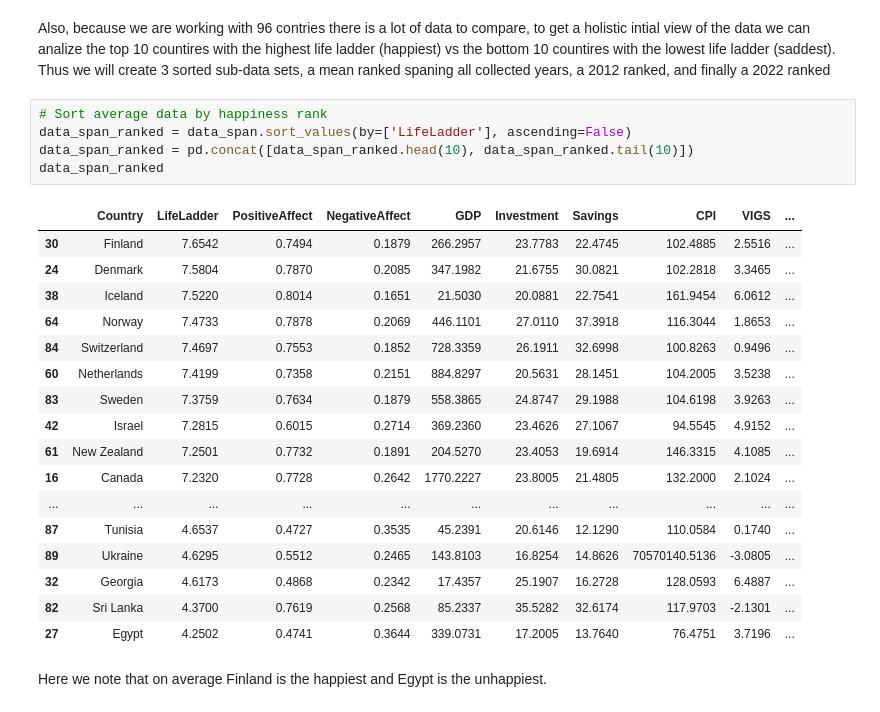
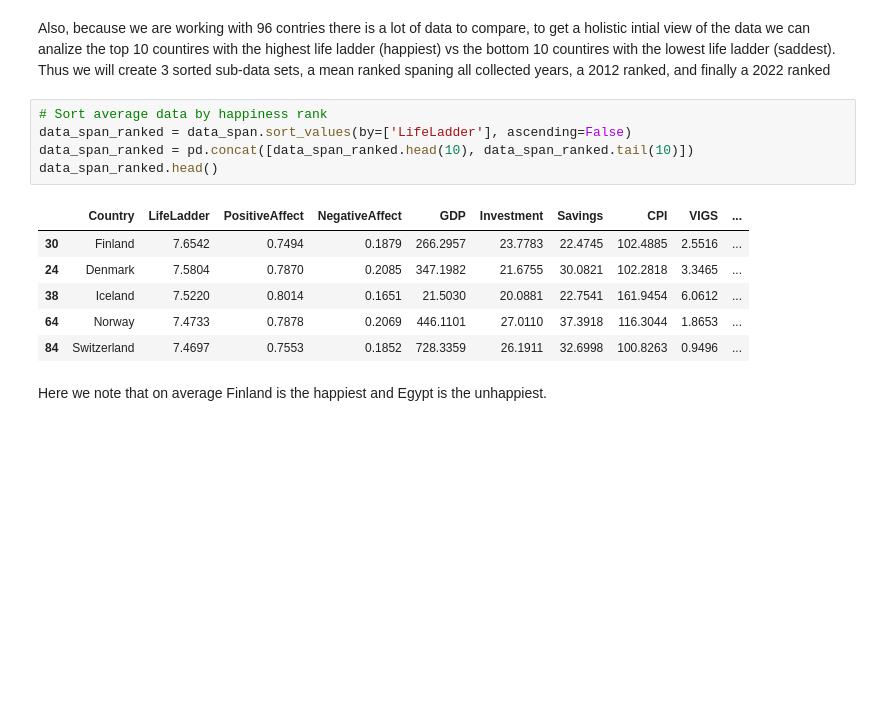
Before and after one commit to cskang3627/happiness, a Jupyter notebook: EDACheckpointGroup_Sp23_The_Group.ipynb, the cells around one changed output. Saved outputs shown, nothing was run; the diff lists cells and outputs as text; blank space fills up the shorter version.

```diff
--- a/EDACheckpointGroup_Sp23_The_Group.ipynb
+++ b/EDACheckpointGroup_Sp23_The_Group.ipynb
@@ -451,26 +428,15 @@ Also, because we are working with 96 contries there is a lot of data to compare,
 # %%
 # Sort average data by happiness rank
 data_span_ranked = data_span.sort_values(by=['LifeLadder'], ascending=False)
 data_span_ranked = pd.concat([data_span_ranked.head(10), data_span_ranked.tail(10)])
-data_span_ranked
+data_span_ranked.head()
 # %% [output]
 |  | Country | LifeLadder | PositiveAffect | NegativeAffect | GDP | Investment | Savings | CPI | VIGS | ... |
 | 30 | Finland | 7.6542 | 0.7494 | 0.1879 | 266.2957 | 23.7783 | 22.4745 | 102.4885 | 2.5516 | ... |
 | 24 | Denmark | 7.5804 | 0.7870 | 0.2085 | 347.1982 | 21.6755 | 30.0821 | 102.2818 | 3.3465 | ... |
 | 38 | Iceland | 7.5220 | 0.8014 | 0.1651 | 21.5030 | 20.0881 | 22.7541 | 161.9454 | 6.0612 | ... |
 | 64 | Norway | 7.4733 | 0.7878 | 0.2069 | 446.1101 | 27.0110 | 37.3918 | 116.3044 | 1.8653 | ... |
 | 84 | Switzerland | 7.4697 | 0.7553 | 0.1852 | 728.3359 | 26.1911 | 32.6998 | 100.8263 | 0.9496 | ... |
-| 60 | Netherlands | 7.4199 | 0.7358 | 0.2151 | 884.8297 | 20.5631 | 28.1451 | 104.2005 | 3.5238 | ... |
-| 83 | Sweden | 7.3759 | 0.7634 | 0.1879 | 558.3865 | 24.8747 | 29.1988 | 104.6198 | 3.9263 | ... |
-| 42 | Israel | 7.2815 | 0.6015 | 0.2714 | 369.2360 | 23.4626 | 27.1067 | 94.5545 | 4.9152 | ... |
-| 61 | New Zealand | 7.2501 | 0.7732 | 0.1891 | 204.5270 | 23.4053 | 19.6914 | 146.3315 | 4.1085 | ... |
-| 16 | Canada | 7.2320 | 0.7728 | 0.2642 | 1770.2227 | 23.8005 | 21.4805 | 132.2000 | 2.1024 | ... |
-| ... | ... | ... | ... | ... | ... | ... | ... | ... | ... | ... |
-| 87 | Tunisia | 4.6537 | 0.4727 | 0.3535 | 45.2391 | 20.6146 | 12.1290 | 110.0584 | 0.1740 | ... |
-| 89 | Ukraine | 4.6295 | 0.5512 | 0.2465 | 143.8103 | 16.8254 | 14.8626 | 70570140.5136 | -3.0805 | ... |
-| 32 | Georgia | 4.6173 | 0.4868 | 0.2342 | 17.4357 | 25.1907 | 16.2728 | 128.0593 | 6.4887 | ... |
-| 82 | Sri Lanka | 4.3700 | 0.7619 | 0.2568 | 85.2337 | 35.5282 | 32.6174 | 117.9703 | -2.1301 | ... |
-| 27 | Egypt | 4.2502 | 0.4741 | 0.3644 | 339.0731 | 17.2005 | 13.7640 | 76.4751 | 3.7196 | ... |
 # %% [markdown]
 Here we note that on average Finland is the happiest and Egypt is the unhappiest.
 # %%
```
Also changed, not shown: parts of 28 cells of this notebook.
